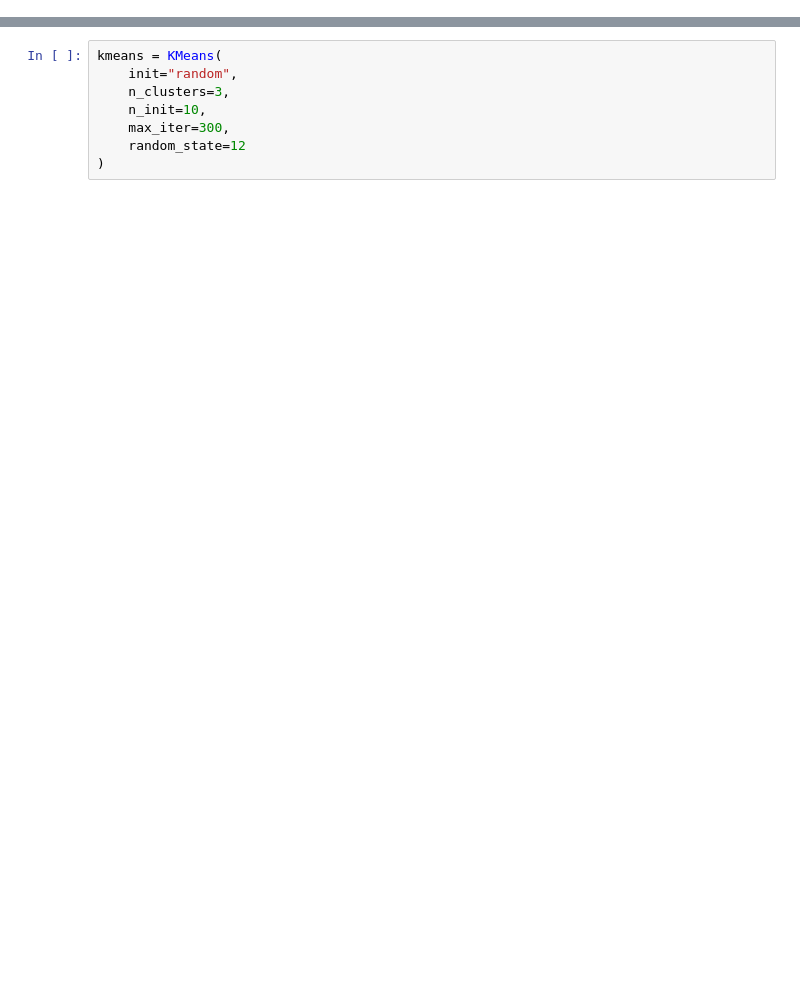
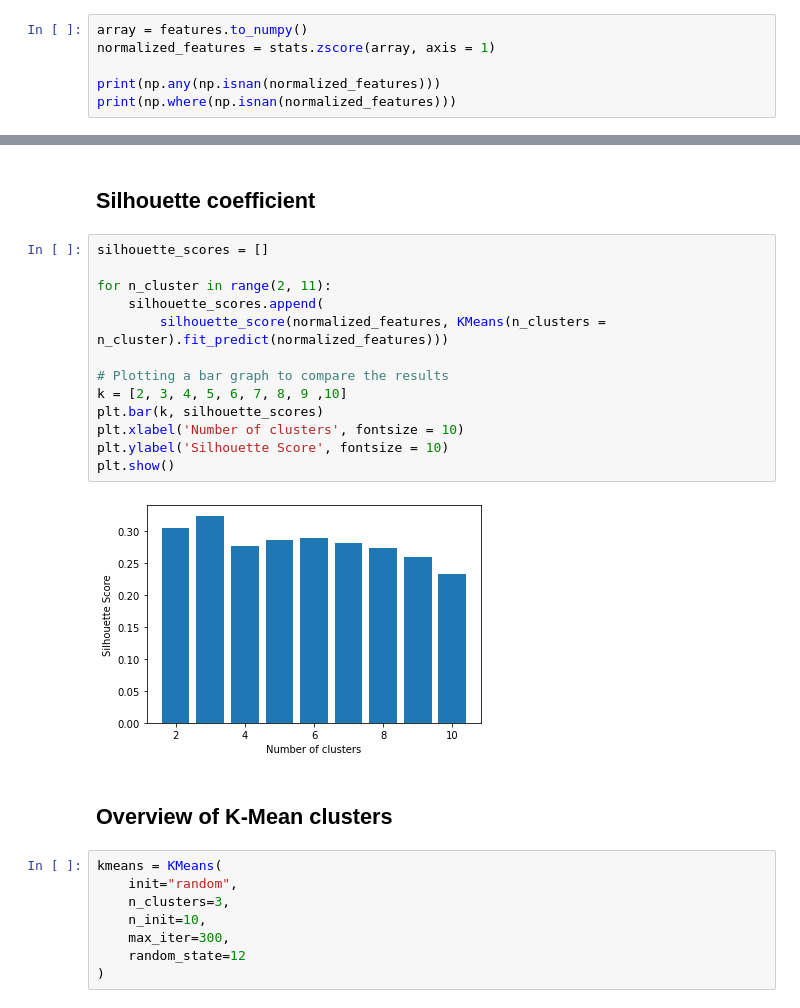
Before and after one commit to leyenphi2000/MLResearch, a Jupyter notebook: Unsupervised/Kmeans_test.ipynb, the cells around one changed output, grey strips where cells are left out. Drawn from its saved outputs; the diff is of its cells as text; blank space fills up the shorter version.

```diff
--- a/Unsupervised/Kmeans_test.ipynb
+++ b/Unsupervised/Kmeans_test.ipynb
@@ -18,0 +38,6 @@ scaled_features = scaler.fit_transform(features)
+# %%
+array = features.to_numpy()
+normalized_features = stats.zscore(array, axis = 1)
+
+print(np.any(np.isnan(normalized_features)))
+print(np.where(np.isnan(normalized_features)))
@@ -52,3 +102,22 @@ kl.elbow
+# %% [markdown]
+## Silhouette coefficient
+# %%
+silhouette_scores = []
+
+for n_cluster in range(2, 11):
+    silhouette_scores.append(
+        silhouette_score(normalized_features, KMeans(n_clusters = n_cluster).fit_predict(normalized_features)))
+
+# Plotting a bar graph to compare the results
+k = [2, 3, 4, 5, 6, 7, 8, 9 ,10]
+plt.bar(k, silhouette_scores)
+plt.xlabel('Number of clusters', fontsize = 10)
+plt.ylabel('Silhouette Score', fontsize = 10)
+plt.show()
+# %% [output]
+[figure, added]
+# %% [markdown]
+## Overview of K-Mean clusters
 # %%
 kmeans = KMeans(
     init="random",
```
Also changed, not shown: parts of 43 cells of this notebook, 14 other files.
